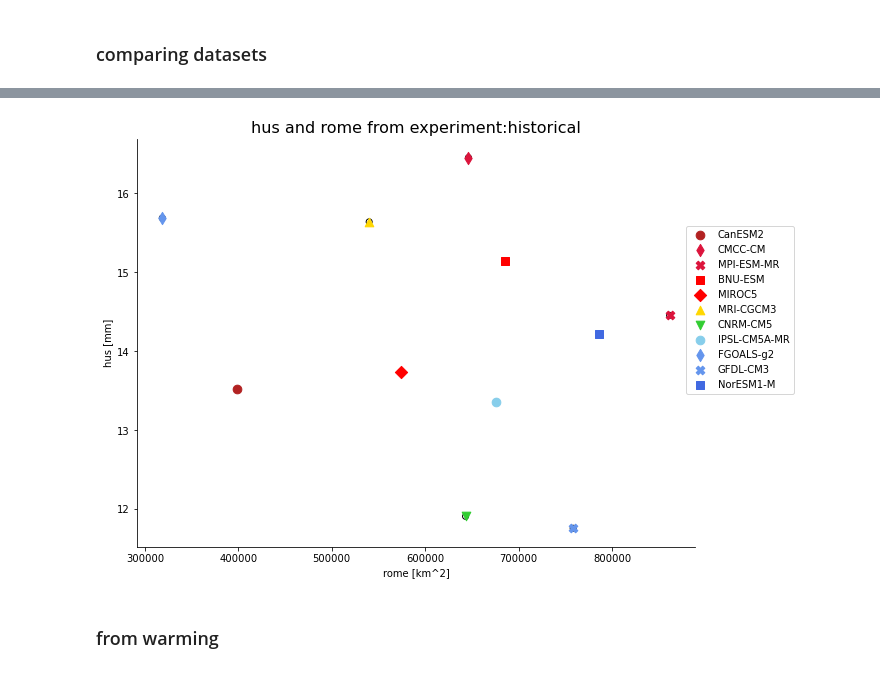
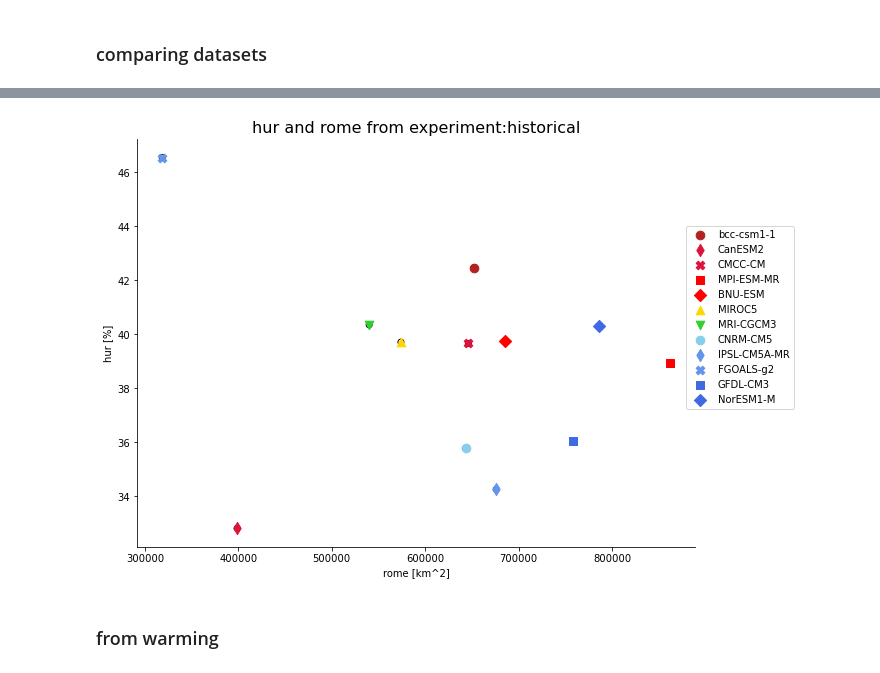
Before and after one commit to PBlackberg/phd, a Jupyter notebook: plotting/correlations/org_humidity/org_hur.ipynb, the cells around one changed output, grey strips where cells are left out. Drawn from its saved outputs; the diff is of its cells as text; code cells hidden in the pictures.

```diff
--- a/plotting/correlations/org_humidity/org_hur.ipynb
+++ b/plotting/correlations/org_humidity/org_hur.ipynb
@@ -146,7 +146,7 @@ ax.add_feature(cartopy.feature.COASTLINE)
 ax.set_extent([lon[0], lon[-1], lat[0], lat[-1]], crs=cartopy.crs.PlateCarree())
 
 pcm = ax.pcolormesh(lonm,latm, scene,transform=cartopy.crs.PlateCarree(),zorder=0, cmap='Greens', vmin=None, vmax=None)
-ax.set_title(datasets[0] + ', vertically integrated specific humidity, time:' + str(scene.coords['time'].values)[:11] )
+ax.set_title(datasets[0] + ', example of hur field, time:' + str(scene.coords['time'].values)[:11] )
 ax.set_xlabel('longitude')
 ax.set_ylabel('latitude')
 
@@ -165,7 +165,7 @@ if hus_d:
     data = data.where(wap500>0, np.nan)
     scene = data.isel(time=0)
 
-    title = 'example of {} field of ascending area at 500 hPa from model:{}, experiment:{}'.format(variable, datasets[0], experiments[0])
+    title = 'example of {} field of descending area at 500 hPa from model:{}, experiment:{}'.format(variable, datasets[0], experiments[0])
     fig= plt.figure(figsize=(17.5,8))
     ax = fig.add_subplot(projection=cartopy.crs.PlateCarree(central_longitude=180))
 
@@ -1299,47 +1259,43 @@ for dataset in datasets:
     x = np.append(x, x_data)
 
     ds = get_dsvariable(variable, dataset, experiments[0], resolution=resolutions[0])
-    data = ds[data_options[0]].sel(plev=slice(850e2,0)).fillna(0)
-    g = 9.8
-    data = xr.DataArray(
-        data= -scipy.integrate.simpson(data.data, data.plev.data, axis=1, even='last')/g,
-        dims=['time', 'lat', 'lon'],
-        coords={'time':data.time, 'lat': data.lat.data, 'lon': data.lon.data},
-        attrs={'units':'mm'}
-        )
+    data = ds['hur'].sel(plev=slice(850e2,0))
+    data = (data * data.plev).sum(dim='plev') / data.plev.sum(dim='plev')
 
     if hus_d:
         wap500 = get_dsvariable('wap', dataset, experiments[0], resolution=resolutions[0])['wap'].sel(plev = 5e4)
+        wap500 = resample_timeMean(wap500, 'monthly')
+        wap500 = wap500.assign_coords(time=data.time)
         data = data.where(wap500>0, np.nan)
 
     aWeights = np.cos(np.deg2rad(data.lat))
     y_data = data.weighted(aWeights).mean(dim=('lat','lon')) .mean(dim='time')
     y = np.append(y, y_data)
 
 fig, ax = plt.subplots()
 title = '{} and {} from experiment:{}'.format(data_options[0], org_options[0], experiments[0])
 xlabel = '{} [{}]'.format(org_options[0], org.units)
-ylabel = '{} [{}]'.format(data_options[0], data.units)
+ylabel = '{} [{}]'.format(data_options[0], '%')
 
 plot_scatter(x,y,ax)
 
 if labels:
     datasets_order = np.array(datasets)[order]
     labels_order = datasets_order[np.isin(datasets_order, np.array(labels))].tolist()
 
     for i, label in enumerate(labels_order):
         dataset_idx= datasets.index(label)
         plt.scatter(x[dataset_idx],y[dataset_idx],c=colors[i], marker = markers[i%7], s=75,  label=label)
 
     plt.legend(bbox_to_anchor=(0.975,0.8))
 
 sns.despine(top=True, right=True, left=False)
 plt.title(title, fontsize = 16)
 plt.xlabel(xlabel)
 plt.ylabel(ylabel)
 plt.show()
 # %% [output]
-[figure, old version]
+[figure, new version]
 # %% [markdown]
 ### from warming
 # %%
```
Also changed, not shown: parts of 12 cells of this notebook, 17 other files.
